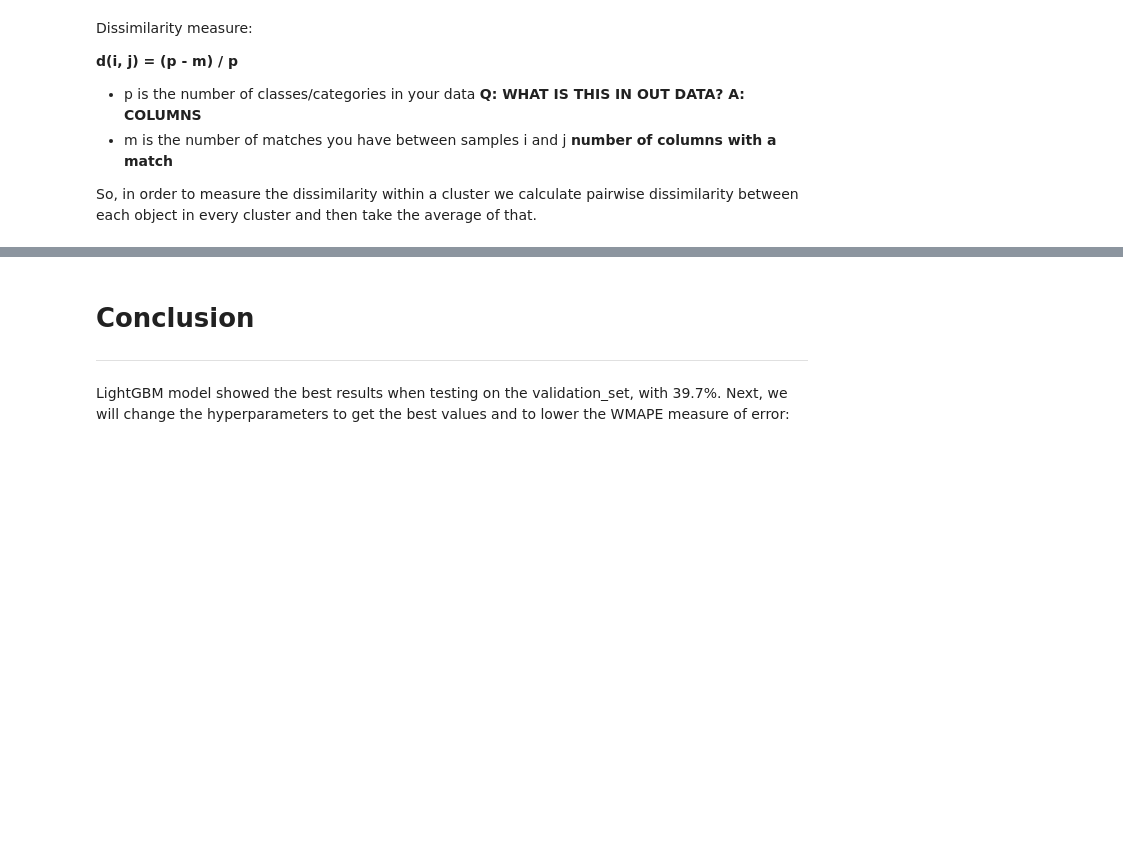
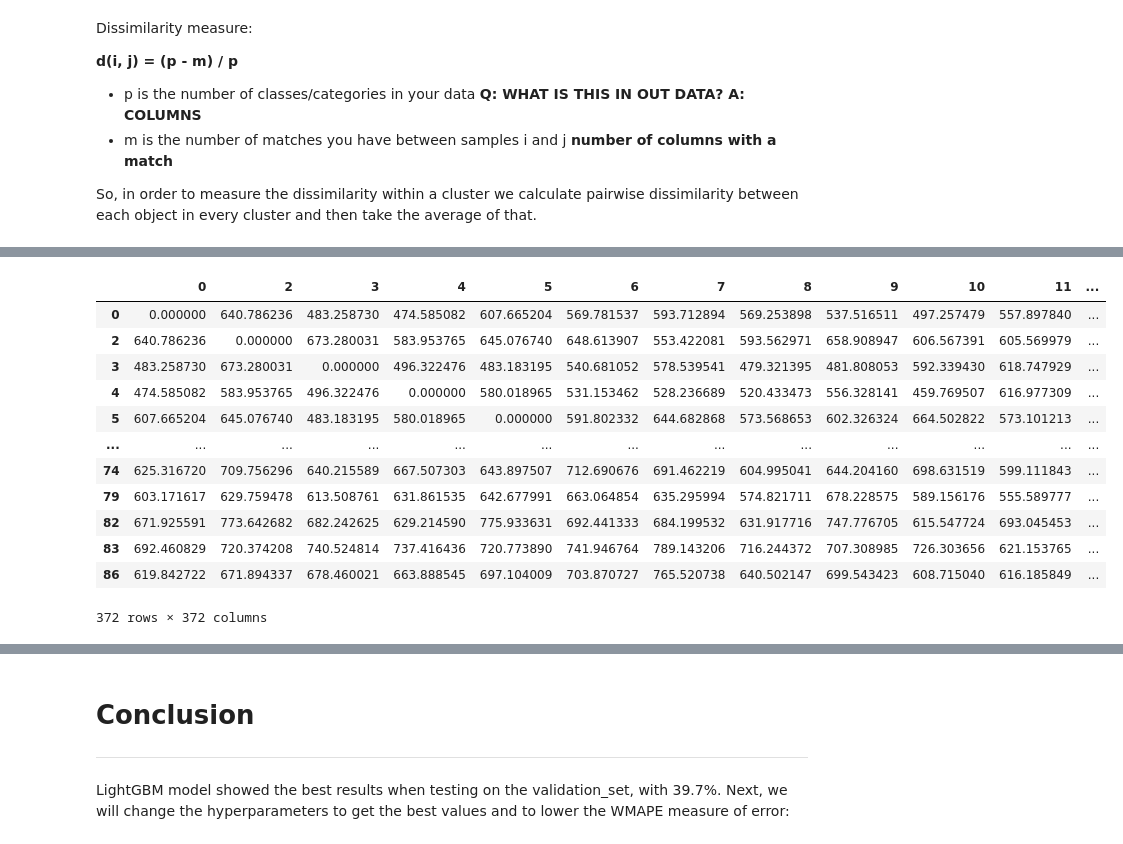
Before and after one commit to anastazijaverovic/Candidate_Recommendation_System_UK_company, a Jupyter notebook: candidate_recommendation.ipynb, the cells around one changed output, grey strips where cells are left out. Drawn from its saved outputs; the diff is of its cells as text; code cells hidden in the pictures; blank space fills up the shorter version.

Commit message:
Euclidean similarity score

```diff
--- a/candidate_recommendation.ipynb
+++ b/candidate_recommendation.ipynb
@@ -708,0 +663,5 @@ Number of matching rows cummulated:  10191
+# %%
+dataset = cluster_0 # encoded X_train
+
+le = preprocessing.LabelEncoder()
+dataset = dataset.apply(le.fit_transform)
@@ -708,0 +672,14 @@ Number of matching rows cummulated:  10191
+# %%
+from scipy.spatial.distance import euclidean, pdist, squareform
+
+def similarity_func(u, v):
+    return 1/(1 + euclidean(u,v))
+
+def euclidean_distance(x, y):
+    return np.sqrt(np.sum((x - y) ** 2))
+
+dists = pdist(dataset, similarity_func)
+DF_euclid = pd.DataFrame(squareform(dists), columns = dataset.index, index = dataset.index)
+
+dists_2 = pdist(dataset, euclidean_distance)
+DF_euclid_2 = pd.DataFrame(squareform(dists_2), columns = dataset.index, index = dataset.index)
@@ -708,0 +700,16 @@ Number of matching rows cummulated:  10191
+# %%
+DF_euclid_2
+# %% [output]
+|  | 0 | 2 | 3 | 4 | 5 | 6 | 7 | 8 | 9 | 10 | 11 | ... |
+| 0 | 0.000000 | 640.786236 | 483.258730 | 474.585082 | 607.665204 | 569.781537 | 593.712894 | 569.253898 | 537.516511 | 497.257479 | 557.897840 | ... |
+| 2 | 640.786236 | 0.000000 | 673.280031 | 583.953765 | 645.076740 | 648.613907 | 553.422081 | 593.562971 | 658.908947 | 606.567391 | 605.569979 | ... |
+| 3 | 483.258730 | 673.280031 | 0.000000 | 496.322476 | 483.183195 | 540.681052 | 578.539541 | 479.321395 | 481.808053 | 592.339430 | 618.747929 | ... |
+| 4 | 474.585082 | 583.953765 | 496.322476 | 0.000000 | 580.018965 | 531.153462 | 528.236689 | 520.433473 | 556.328141 | 459.769507 | 616.977309 | ... |
+| 5 | 607.665204 | 645.076740 | 483.183195 | 580.018965 | 0.000000 | 591.802332 | 644.682868 | 573.568653 | 602.326324 | 664.502822 | 573.101213 | ... |
+| ... | ... | ... | ... | ... | ... | ... | ... | ... | ... | ... | ... | ... |
+| 74 | 625.316720 | 709.756296 | 640.215589 | 667.507303 | 643.897507 | 712.690676 | 691.462219 | 604.995041 | 644.204160 | 698.631519 | 599.111843 | ... |
+| 79 | 603.171617 | 629.759478 | 613.508761 | 631.861535 | 642.677991 | 663.064854 | 635.295994 | 574.821711 | 678.228575 | 589.156176 | 555.589777 | ... |
+| 82 | 671.925591 | 773.642682 | 682.242625 | 629.214590 | 775.933631 | 692.441333 | 684.199532 | 631.917716 | 747.776705 | 615.547724 | 693.045453 | ... |
+| 83 | 692.460829 | 720.374208 | 740.524814 | 737.416436 | 720.773890 | 741.946764 | 789.143206 | 716.244372 | 707.308985 | 726.303656 | 621.153765 | ... |
+| 86 | 619.842722 | 671.894337 | 678.460021 | 663.888545 | 697.104009 | 703.870727 | 765.520738 | 640.502147 | 699.543423 | 608.715040 | 616.185849 | ... |
+372 rows × 372 columns
```
Also changed, not shown: parts of 7 cells of this notebook.
